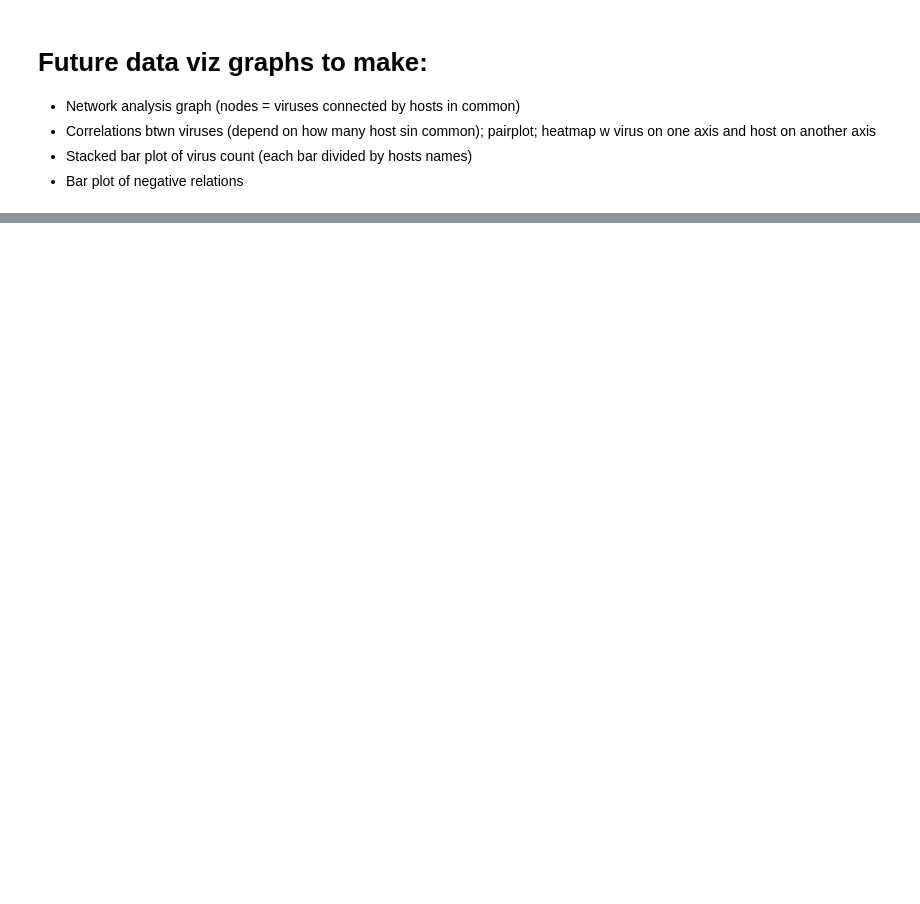
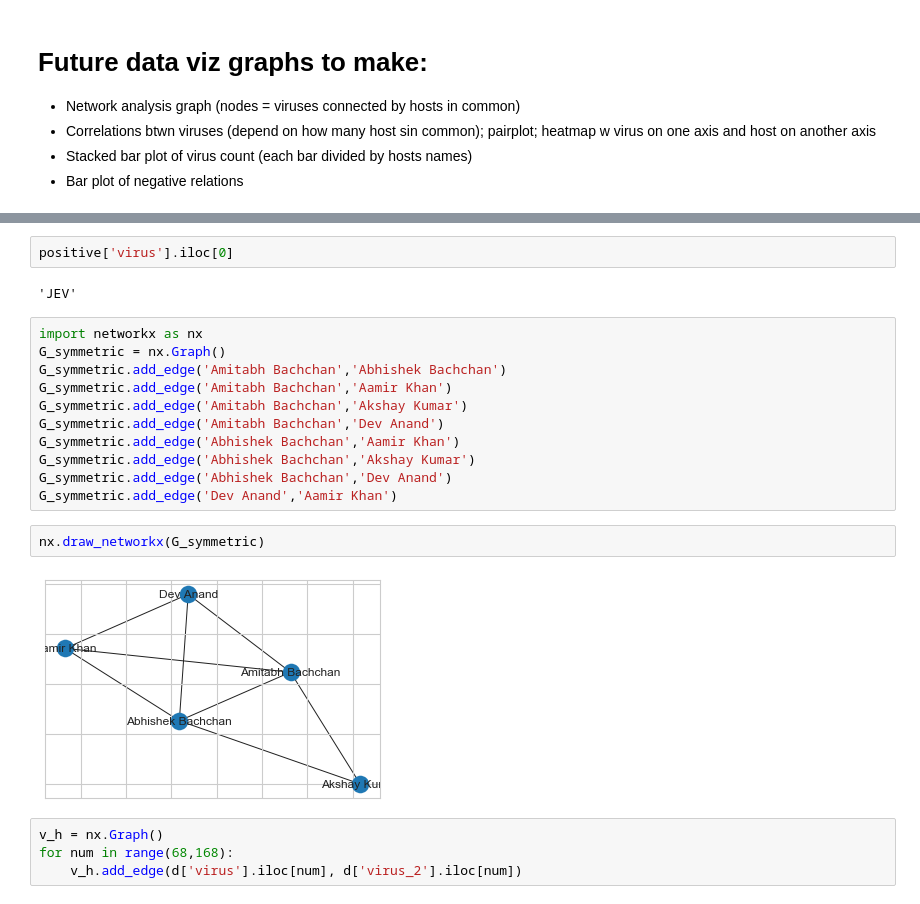
Before and after one commit to EricaXia/snorkel, a Jupyter notebook: results.ipynb, the cells around one changed output, grey strips where cells are left out. Saved outputs shown, nothing was run; the diff lists cells and outputs as text; blank space fills up the shorter version.

```diff
--- a/results.ipynb
+++ b/results.ipynb
@@ -85,0 +135,23 @@ plt.show()
+# %%
+positive['virus'].iloc[0]
+# %% [output]
+'JEV'
+# %%
+import networkx as nx
+G_symmetric = nx.Graph()
+G_symmetric.add_edge('Amitabh Bachchan','Abhishek Bachchan')
+G_symmetric.add_edge('Amitabh Bachchan','Aamir Khan')
+G_symmetric.add_edge('Amitabh Bachchan','Akshay Kumar')
+G_symmetric.add_edge('Amitabh Bachchan','Dev Anand')
+G_symmetric.add_edge('Abhishek Bachchan','Aamir Khan')
+G_symmetric.add_edge('Abhishek Bachchan','Akshay Kumar')
+G_symmetric.add_edge('Abhishek Bachchan','Dev Anand')
+G_symmetric.add_edge('Dev Anand','Aamir Khan')
+# %%
+nx.draw_networkx(G_symmetric)
+# %% [output]
+[figure, added]
+# %%
+v_h = nx.Graph()
+for num in range(68,168):
+    v_h.add_edge(d['virus'].iloc[num], d['virus_2'].iloc[num])
```
Also changed, not shown: parts of 9 cells of this notebook, 4 other files.
